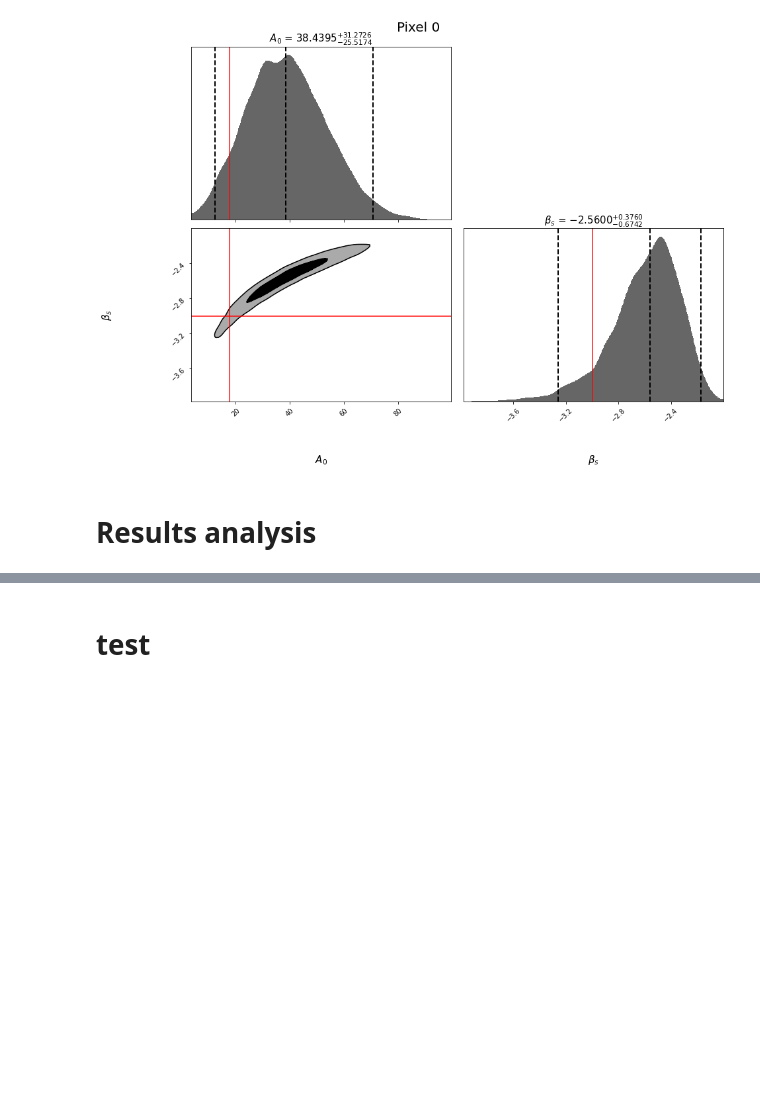
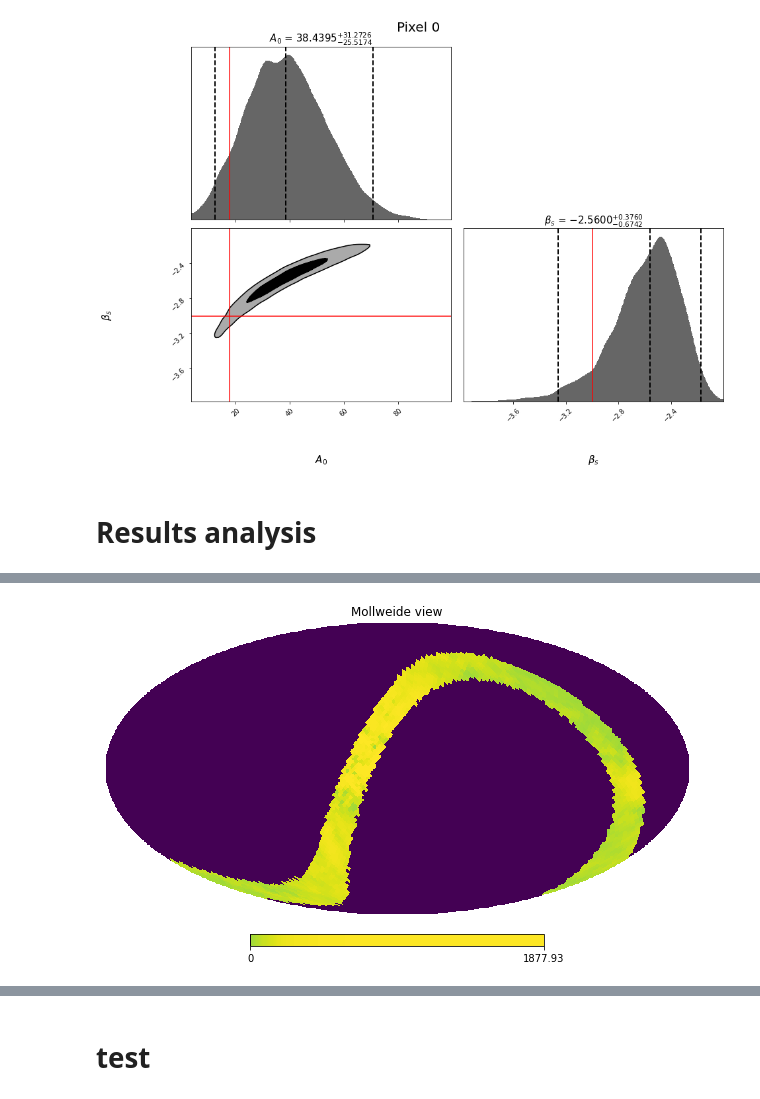
Before and after one commit to yaojian95/Beta_s, a Jupyter notebook: Likelihood_analysis.ipynb, the cells around one changed output, grey strips where cells are left out. Saved outputs shown, nothing was run; the diff lists cells and outputs as text; code cells hidden in the pictures; blank space fills up the shorter version.

```diff
--- a/Likelihood_analysis.ipynb
+++ b/Likelihood_analysis.ipynb
@@ -203,0 +232,4 @@ hp.mollview(As_all)
+# %%
+hp.mollview(P_nu0*mask_both, norm = 'hist')
+# %% [output]
+[figure, added]
```
Also changed, not shown: parts of 40 cells of this notebook.
